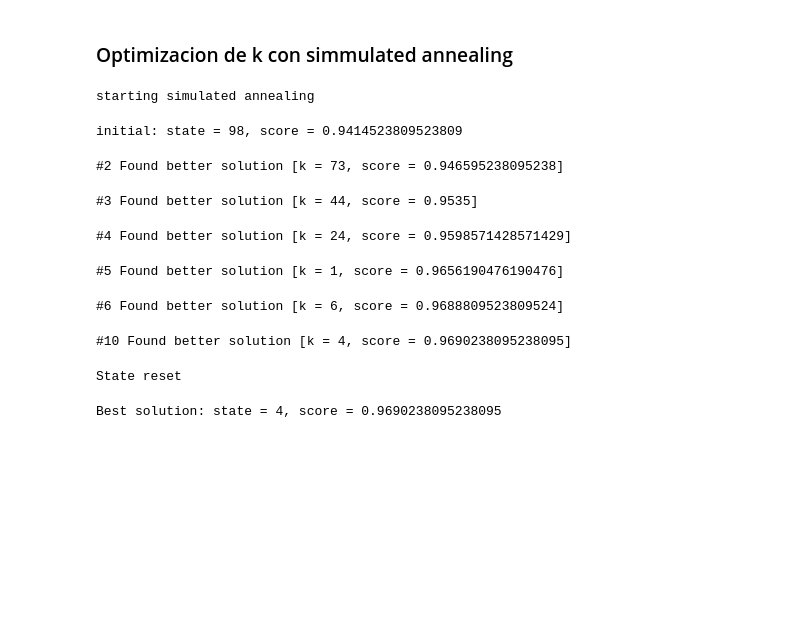
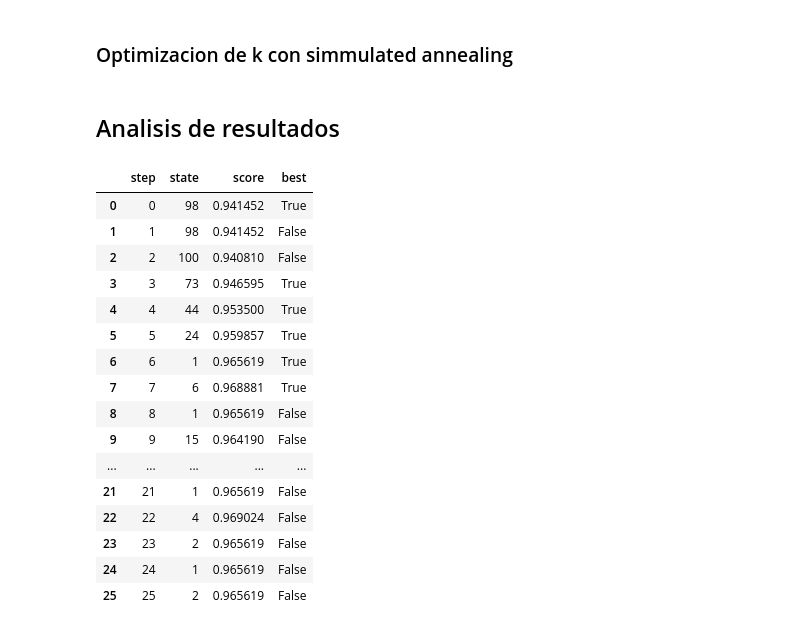
Before and after one commit to mnPanic/metnum-tp2, a Jupyter notebook: notebooks/knn_optimization.ipynb, the cells around one changed output. Saved outputs shown, nothing was run; the diff lists cells and outputs as text; code cells hidden in the pictures; blank space fills up the shorter version.

```diff
--- a/notebooks/knn_optimization.ipynb
+++ b/notebooks/knn_optimization.ipynb
@@ -139,17 +121,33 @@ best_state, history = sa.annealing(
 
 # Save history in df
 df = pd.DataFrame(history, columns=["step", "state", "score", "best"])
+df.to_csv("data/knn/optimization/history_best_4.csv", index=False)
-# %% [output]
-starting simulated annealing
-initial: state = 98, score = 0.9414523809523809
-#2 Found better solution [k = 73, score = 0.946595238095238]
-#3 Found better solution [k = 44, score = 0.9535]
-#4 Found better solution [k = 24, score = 0.9598571428571429]
-#5 Found better solution [k = 1, score = 0.9656190476190476]
-#6 Found better solution [k = 6, score = 0.9688809523809524]
-#10 Found better solution [k = 4, score = 0.9690238095238095]
-State reset
-Best solution: state = 4, score = 0.9690238095238095
+# %% [markdown]
+## Analisis de resultados
+# %%
+import pandas as pd
+df = pd.read_csv("data/knn/optimization/history_best_4.csv")
+# shift best down, as it 1-off
+df["best"] = df["best"].shift(1, fill_value=True)
+df
+# %% [output]
+|  | step | state | score | best |
+| 0 | 0 | 98 | 0.941452 | True |
+| 1 | 1 | 98 | 0.941452 | False |
+| 2 | 2 | 100 | 0.940810 | False |
+| 3 | 3 | 73 | 0.946595 | True |
+| 4 | 4 | 44 | 0.953500 | True |
+| 5 | 5 | 24 | 0.959857 | True |
+| 6 | 6 | 1 | 0.965619 | True |
+| 7 | 7 | 6 | 0.968881 | True |
+| 8 | 8 | 1 | 0.965619 | False |
+| 9 | 9 | 15 | 0.964190 | False |
+| ... | ... | ... | ... | ... |
+| 21 | 21 | 1 | 0.965619 | False |
+| 22 | 22 | 4 | 0.969024 | False |
+| 23 | 23 | 2 | 0.965619 | False |
+| 24 | 24 | 1 | 0.965619 | False |
+| 25 | 25 | 2 | 0.965619 | False |
 # %%
 import seaborn as sns
 import matplotlib.pyplot as plt
```
Also changed, not shown: parts of 10 cells of this notebook, 2 other files.
